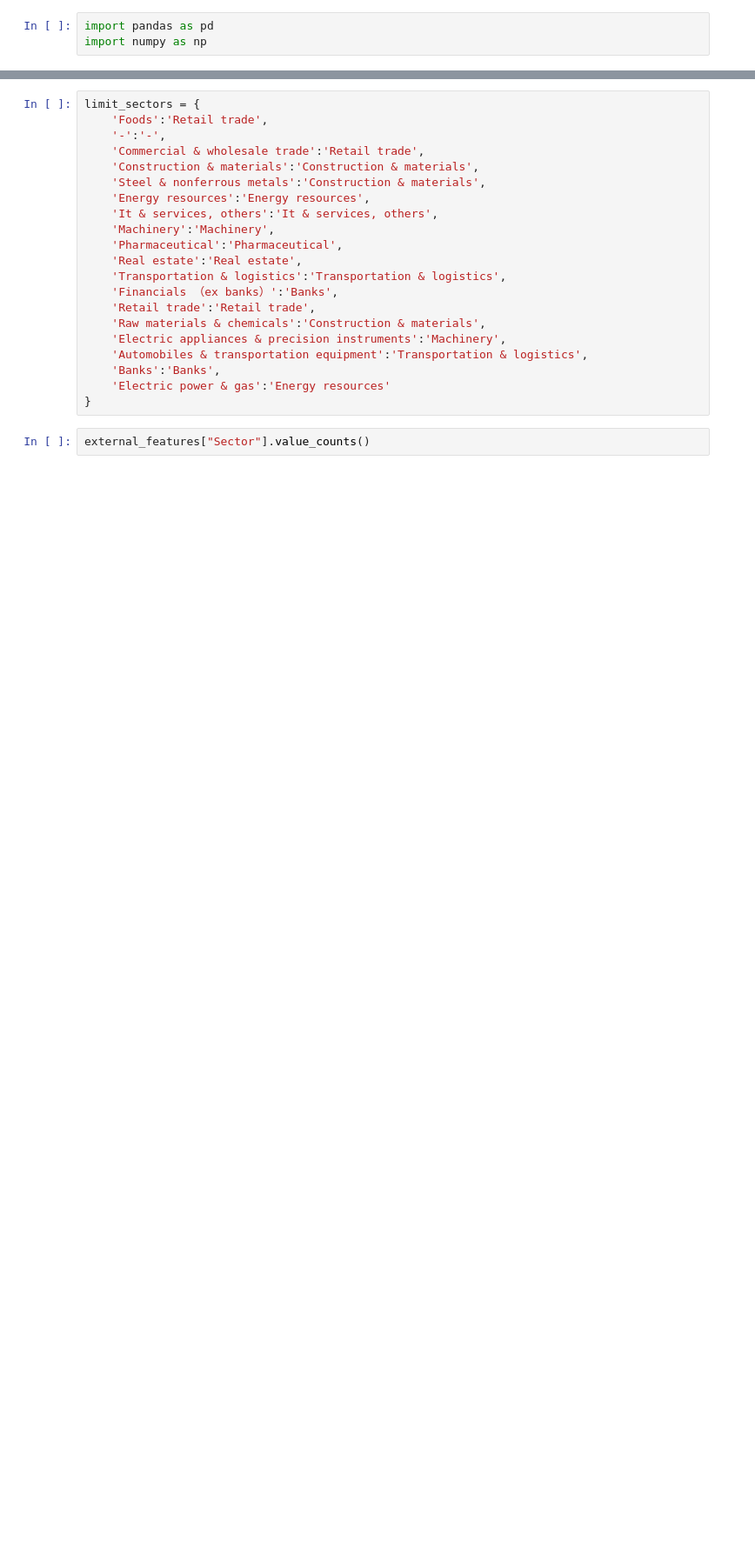
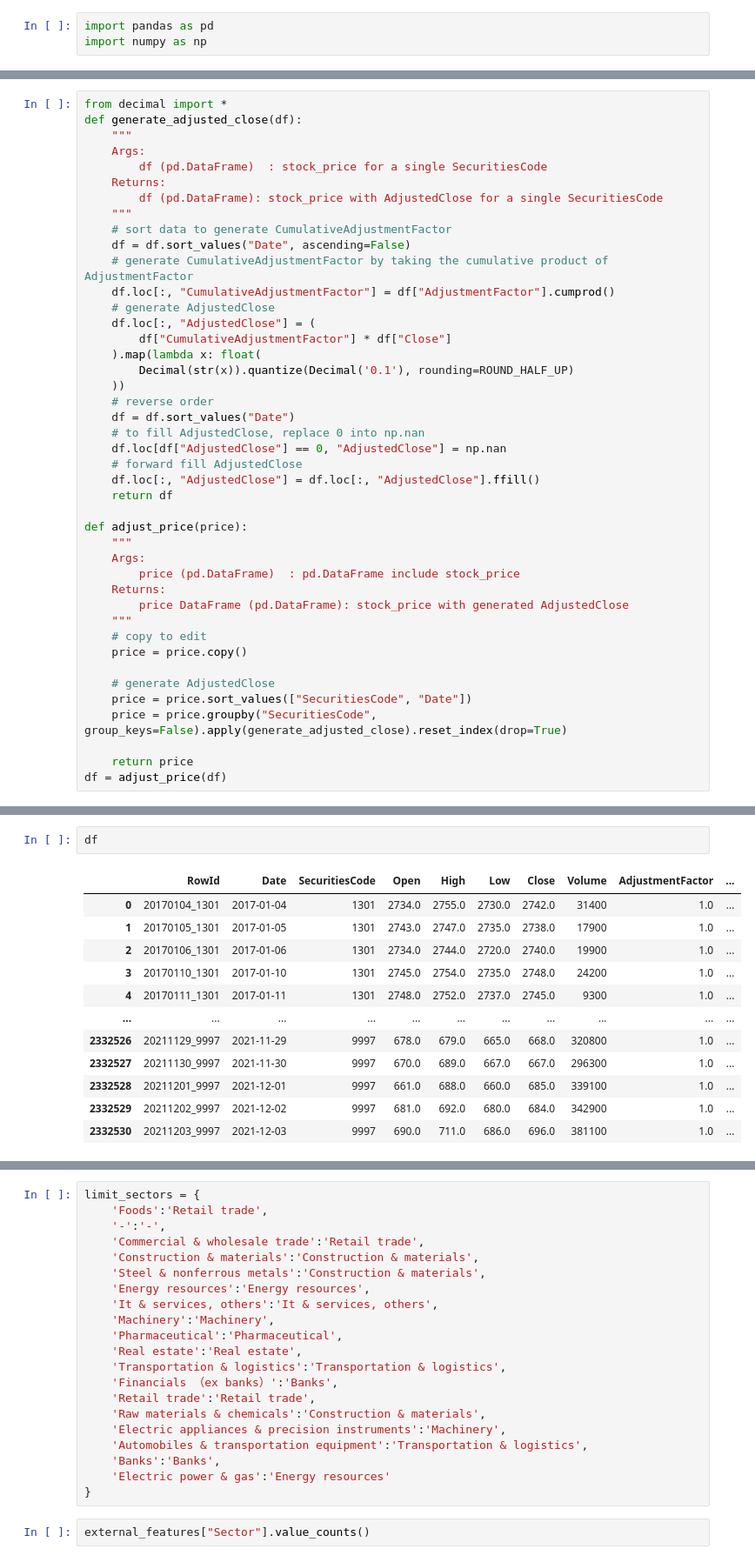
Before and after one commit to chesterkv/15.095-Machine-Learning, a Jupyter notebook: src/prepocess/eda.ipynb, the cells around one changed output, grey strips where cells are left out. Shown at 87% size. Drawn from its saved outputs; the diff is of its cells as text; blank space fills up the shorter version.

Commit message:
fixed train data

```diff
--- a/src/prepocess/eda.ipynb
+++ b/src/prepocess/eda.ipynb
@@ -6,0 +21,43 @@ df = pd.read_csv('../../data/train_files/stock_prices.csv')
+# %%
+from decimal import *
+def generate_adjusted_close(df):
+    """
+    Args:
+        df (pd.DataFrame)  : stock_price for a single SecuritiesCode
+    Returns:
+        df (pd.DataFrame): stock_price with AdjustedClose for a single SecuritiesCode
+    """
+    # sort data to generate CumulativeAdjustmentFactor
+    df = df.sort_values("Date", ascending=False)
+    # generate CumulativeAdjustmentFactor by taking the cumulative product of AdjustmentFactor
+    df.loc[:, "CumulativeAdjustmentFactor"] = df["AdjustmentFactor"].cumprod()
+    # generate AdjustedClose
+    df.loc[:, "AdjustedClose"] = (
+        df["CumulativeAdjustmentFactor"] * df["Close"]
+    ).map(lambda x: float(
+        Decimal(str(x)).quantize(Decimal('0.1'), rounding=ROUND_HALF_UP)
+    ))
+    # reverse order
+    df = df.sort_values("Date")
+    # to fill AdjustedClose, replace 0 into np.nan
+    df.loc[df["AdjustedClose"] == 0, "AdjustedClose"] = np.nan
+    # forward fill AdjustedClose
+    df.loc[:, "AdjustedClose"] = df.loc[:, "AdjustedClose"].ffill()
+    return df
+
+def adjust_price(price):
+    """
+    Args:
+        price (pd.DataFrame)  : pd.DataFrame include stock_price
+    Returns:
+        price DataFrame (pd.DataFrame): stock_price with generated AdjustedClose
+    """
+    # copy to edit
+    price = price.copy()
+
+    # generate AdjustedClose
+    price = price.sort_values(["SecuritiesCode", "Date"])
+    price = price.groupby("SecuritiesCode", group_keys=False).apply(generate_adjusted_close).reset_index(drop=True)
+
+    return price
+df = adjust_price(df)
@@ -6,0 +68,15 @@ df = pd.read_csv('../../data/train_files/stock_prices.csv')
+# %%
+df
+# %% [output]
+|  | RowId | Date | SecuritiesCode | Open | High | Low | Close | Volume | AdjustmentFactor | ... |
+| 0 | 20170104_1301 | 2017-01-04 | 1301 | 2734.0 | 2755.0 | 2730.0 | 2742.0 | 31400 | 1.0 | ... |
+| 1 | 20170105_1301 | 2017-01-05 | 1301 | 2743.0 | 2747.0 | 2735.0 | 2738.0 | 17900 | 1.0 | ... |
+| 2 | 20170106_1301 | 2017-01-06 | 1301 | 2734.0 | 2744.0 | 2720.0 | 2740.0 | 19900 | 1.0 | ... |
+| 3 | 20170110_1301 | 2017-01-10 | 1301 | 2745.0 | 2754.0 | 2735.0 | 2748.0 | 24200 | 1.0 | ... |
+| 4 | 20170111_1301 | 2017-01-11 | 1301 | 2748.0 | 2752.0 | 2737.0 | 2745.0 | 9300 | 1.0 | ... |
+| ... | ... | ... | ... | ... | ... | ... | ... | ... | ... | ... |
+| 2332526 | 20211129_9997 | 2021-11-29 | 9997 | 678.0 | 679.0 | 665.0 | 668.0 | 320800 | 1.0 | ... |
+| 2332527 | 20211130_9997 | 2021-11-30 | 9997 | 670.0 | 689.0 | 667.0 | 667.0 | 296300 | 1.0 | ... |
+| 2332528 | 20211201_9997 | 2021-12-01 | 9997 | 661.0 | 688.0 | 660.0 | 685.0 | 339100 | 1.0 | ... |
+| 2332529 | 20211202_9997 | 2021-12-02 | 9997 | 681.0 | 692.0 | 680.0 | 684.0 | 342900 | 1.0 | ... |
+| 2332530 | 20211203_9997 | 2021-12-03 | 9997 | 690.0 | 711.0 | 686.0 | 696.0 | 381100 | 1.0 | ... |
```
Also changed, not shown: parts of 4 cells of this notebook, 4 other files.
